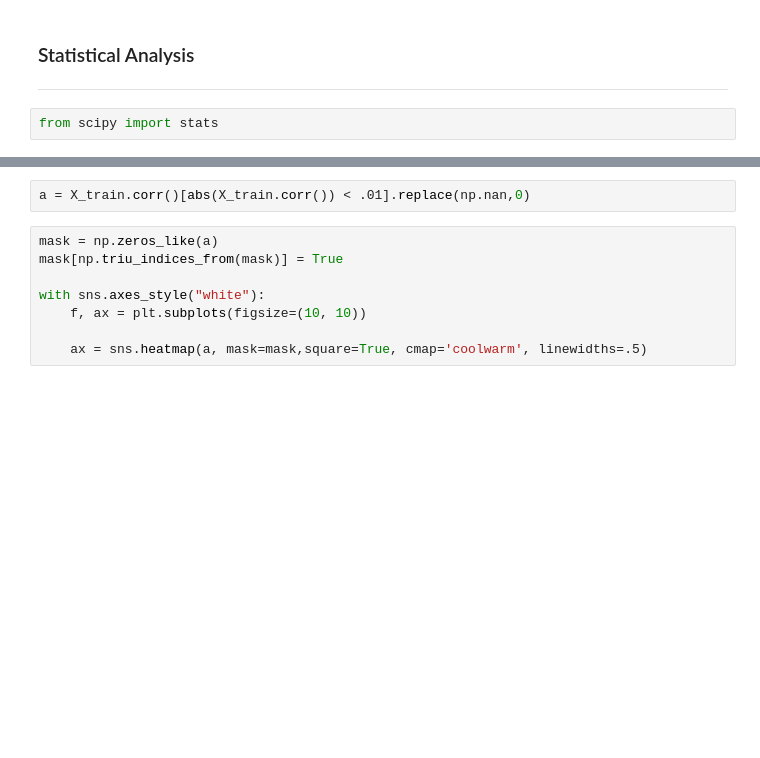
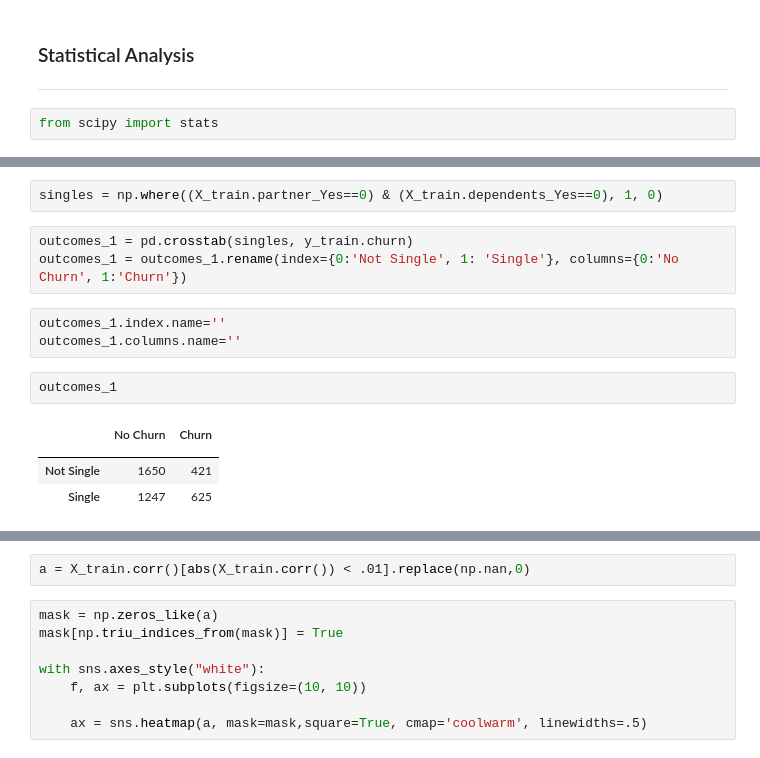
Before and after one commit to Promeos/telco-churn-project, a Jupyter notebook: telco_report.ipynb, the cells around one changed output, grey strips where cells are left out. Saved outputs shown, nothing was run; the diff lists cells and outputs as text; blank space fills up the shorter version.

```diff
--- a/telco_report.ipynb
+++ b/telco_report.ipynb
@@ -378,0 +304,15 @@ Do customers who churn pay more for phone services than those who don't churn?
+# %%
+singles = np.where((X_train.partner_Yes==0) & (X_train.dependents_Yes==0), 1, 0)
+# %%
+outcomes_1 = pd.crosstab(singles, y_train.churn)
+outcomes_1 = outcomes_1.rename(index={0:'Not Single', 1: 'Single'}, columns={0:'No Churn', 1:'Churn'})
+# %%
+outcomes_1.index.name=''
+outcomes_1.columns.name=''
+# %%
+outcomes_1
+# %% [output]
+|  | No Churn | Churn |
+|  |  |  |
+| Not Single | 1650 | 421 |
+| Single | 1247 | 625 |
```
Also changed, not shown: parts of 21 cells of this notebook, 1 other file.
